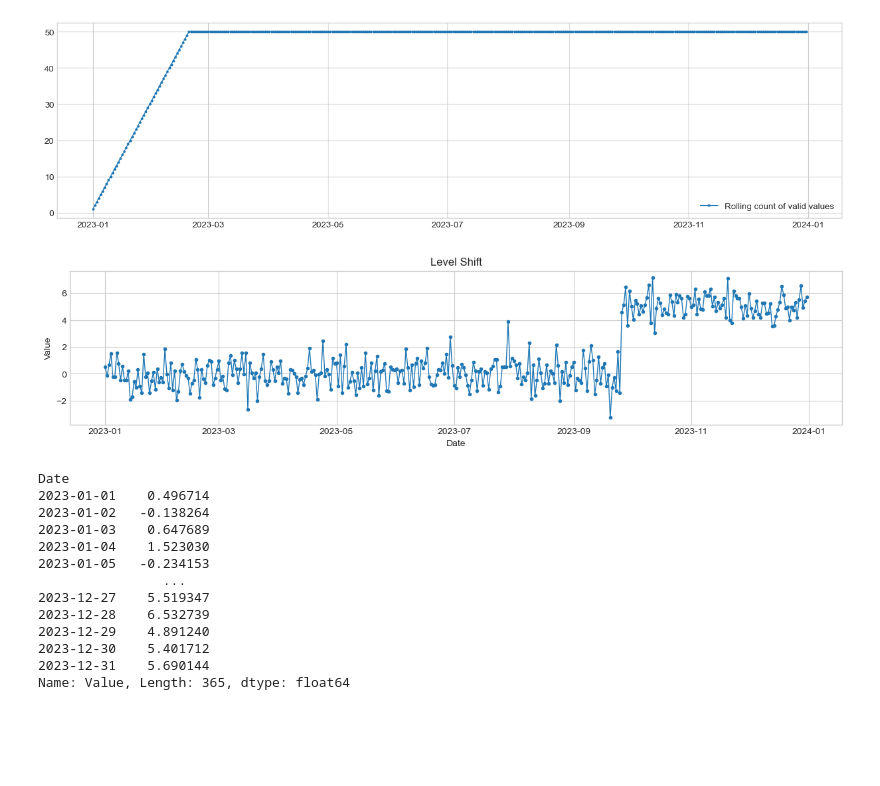
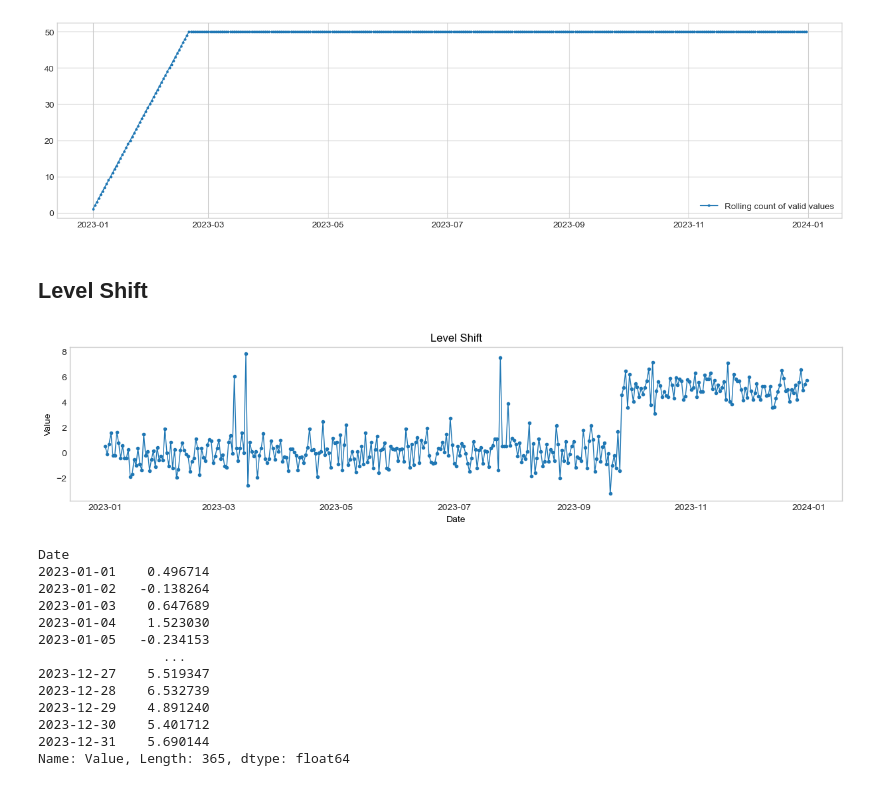
Before and after one commit to hzf125521/adtk, a Jupyter notebook: _test_not_for_use/Anomaly Types.ipynb, the cells around one changed output. Cells and saved outputs as stored; diff of their text form; code cells hidden in the pictures; blank space fills up the shorter version.

```diff
--- a/_test_not_for_use/Anomaly Types.ipynb
+++ b/_test_not_for_use/Anomaly Types.ipynb
@@ -90,35 +88,44 @@ s_transformed = RollingAggregate(agg='count', window=5).transform(s)
 plot(s_transformed.rename("Rolling count of valid values"), ts_linewidth=1, ts_markersize=4);
 # %% [output]
 [figure]
+# %% [markdown]
+## Level Shift
 # %%
 
 # 生成日期范围
 start_date = datetime(2023, 1, 1)
 end_date = datetime(2023, 12, 31)
 date_range = pd.date_range(start=start_date, end=end_date, freq='D')
 
 # 生成每天的随机数据
 np.random.seed(42)
 data_values = np.random.normal(size=len(date_range))
 
 # 在2023.09.26这一天发生Level Shift异常
 shift_date = datetime(2023, 9, 26)
 shift_index = date_range.get_loc(shift_date)
 data_values[shift_index:] += 5  # Level Shift异常
 
+# 修改特定日期的值
+data_values[date_range == datetime(2023, 3, 9)] = 6
+data_values[date_range == datetime(2023, 3, 15)] = 7.8
+data_values[date_range == datetime(2023, 7, 25)] = 7.5
+
 # 创建数据框
 df = pd.DataFrame({'Date': date_range, 'Value': data_values})
 
 # 绘制点线图
 plt.figure(figsize=(15, 3))
 plt.plot(df['Date'], df['Value'], marker='o', markersize=3, linestyle='-', linewidth=1)
-plt.title('Level Shift')
-plt.xlabel('Date')
-plt.ylabel('Value')
+plt.title('Level Shift', color='black')
+plt.xlabel('Date', color='black')
+plt.ylabel('Value', color='black')
 
+
+plt.grid(False)
 plt.show()
 # %% [output]
-[figure, old version]
+[figure, new version]
 # %%
 df = df.set_index('Date')['Value']
 df
```
Also changed, not shown: parts of 10 cells of this notebook.
